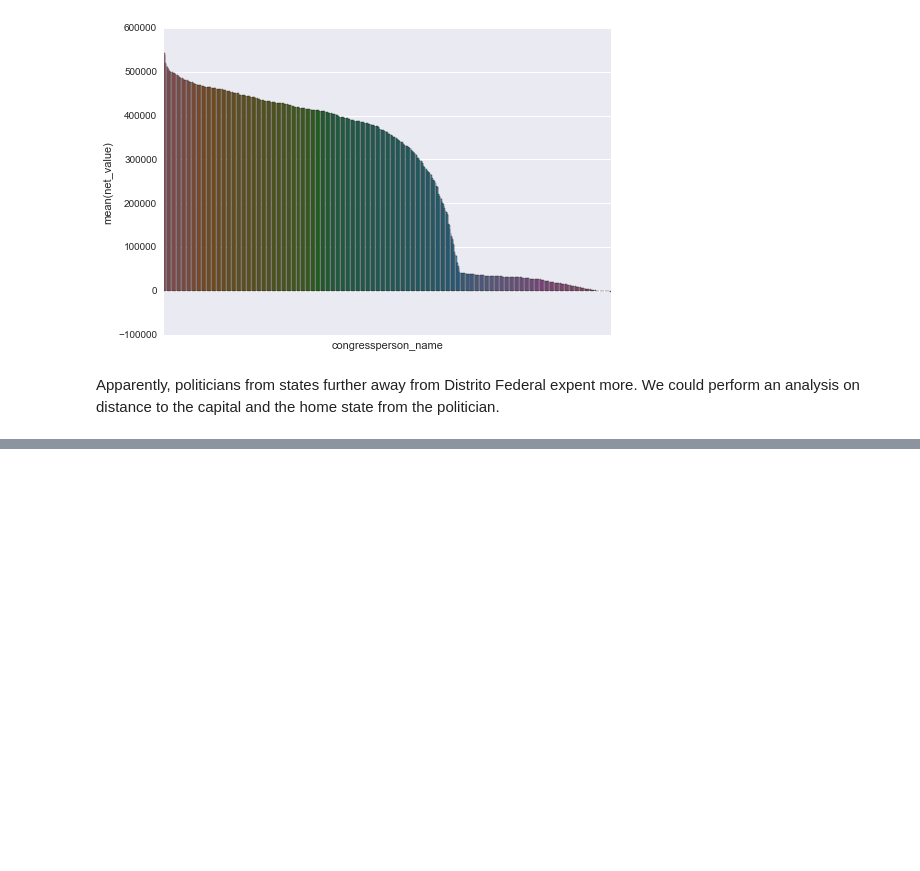
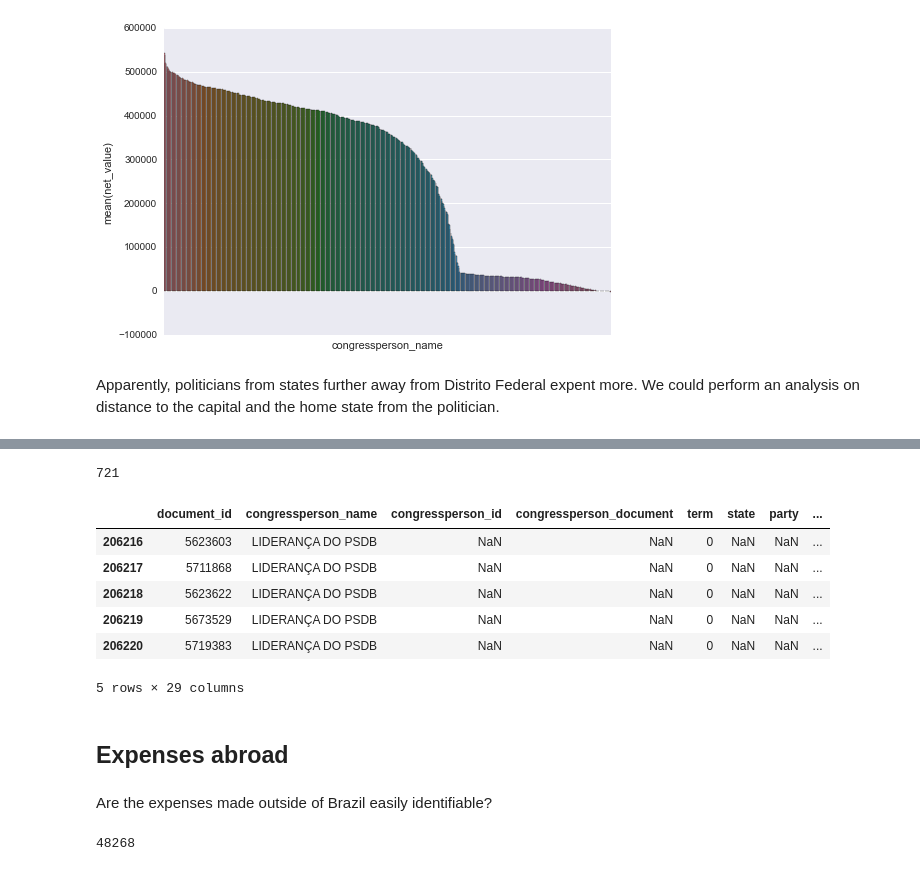
Before and after one commit to okfn-brasil/serenata-de-amor, a Jupyter notebook: develop/2016-08-13-im-descriptive-analysis.ipynb, the cells around one changed output, grey strips where cells are left out. Cells and saved outputs as stored; diff of their text form; code cells hidden in the pictures; blank space fills up the shorter version.

Commit message:
Document better descriptive analysis

```diff
--- a/develop/2016-08-13-im-descriptive-analysis.ipynb
+++ b/develop/2016-08-13-im-descriptive-analysis.ipynb
@@ -325,0 +478,3 @@ plt.setp(labels, rotation=90); None
+# %%
+parties = congressperson_list[congressperson_list['party'].isnull()]
+parties
@@ -325,0 +488,24 @@ plt.setp(labels, rotation=90); None
+# %%
+party_expenses = data[data['applicant_id'].isin(parties['applicant_id'])]
+len(party_expenses)
+# %% [output]
+721
+# %%
+party_expenses.head()
+# %% [output]
+|  | document_id | congressperson_name | congressperson_id | congressperson_document | term | state | party | ... |
+| 206216 | 5623603 | LIDERANÇA DO PSDB | NaN | NaN | 0 | NaN | NaN | ... |
+| 206217 | 5711868 | LIDERANÇA DO PSDB | NaN | NaN | 0 | NaN | NaN | ... |
+| 206218 | 5623622 | LIDERANÇA DO PSDB | NaN | NaN | 0 | NaN | NaN | ... |
+| 206219 | 5673529 | LIDERANÇA DO PSDB | NaN | NaN | 0 | NaN | NaN | ... |
+| 206220 | 5719383 | LIDERANÇA DO PSDB | NaN | NaN | 0 | NaN | NaN | ... |
+5 rows × 29 columns
+# %% [markdown]
+## Expenses abroad
+# %% [markdown]
+Are the expenses made outside of Brazil easily identifiable?
+# %%
+wo_cnpj_cpf = data[data['cnpj_cpf'].isnull()]
+len(wo_cnpj_cpf)
+# %% [output]
+48268
```
Also changed, not shown: parts of 60 cells of this notebook, 2 other files.
